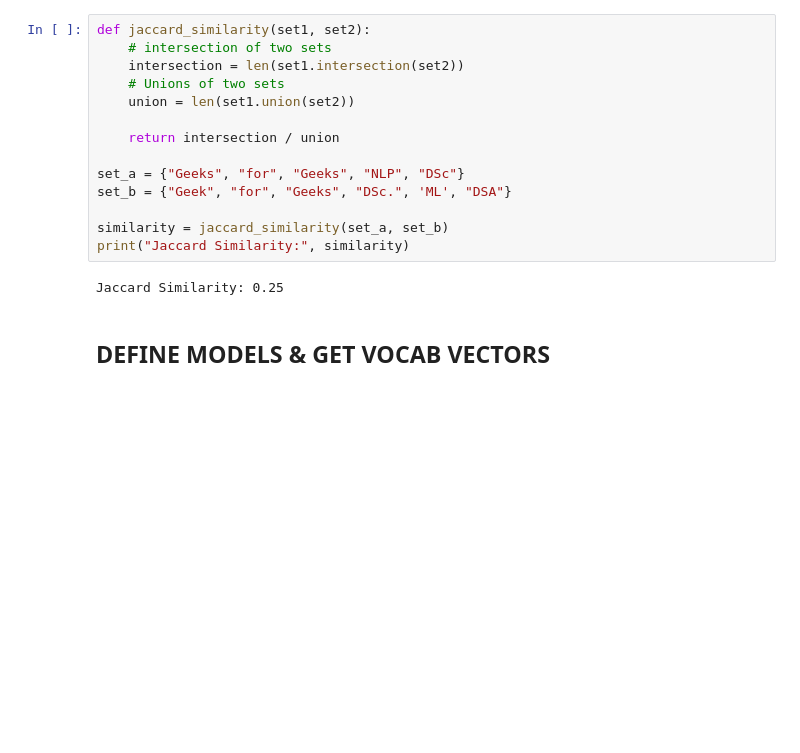
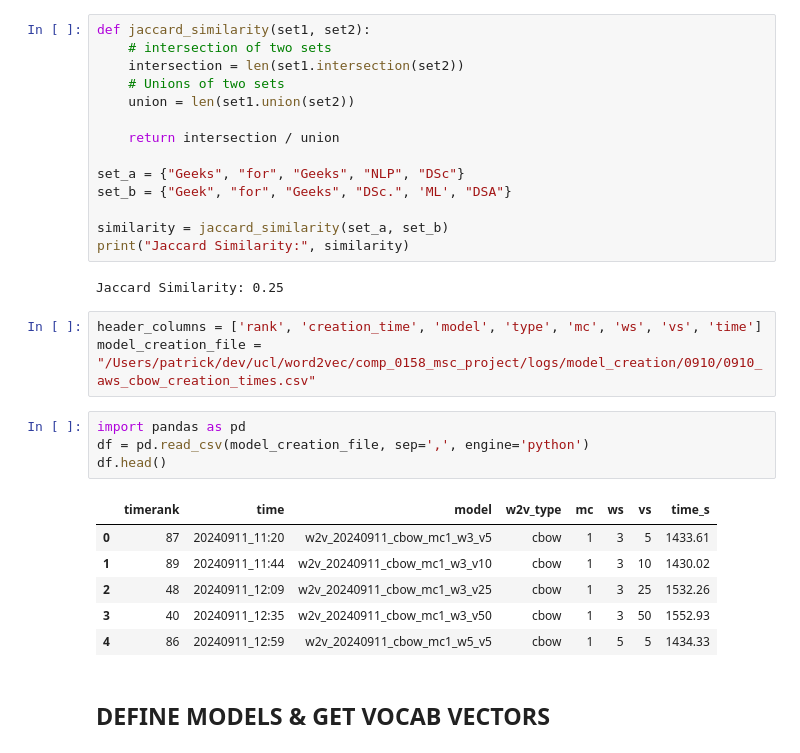
Before and after one commit to greyneuron/COMP_0158_MSC_PROJECT, a Jupyter notebook: code/clustering/w2v_cluster_helper.ipynb, the cells around one changed output. Saved outputs shown, nothing was run; the diff lists cells and outputs as text; blank space fills up the shorter version.

```diff
--- a/code/clustering/w2v_cluster_helper.ipynb
+++ b/code/clustering/w2v_cluster_helper.ipynb
@@ -518,6 +506,20 @@ similarity = jaccard_similarity(set_a, set_b)
 print("Jaccard Similarity:", similarity)
 # %% [output]
 Jaccard Similarity: 0.25
+# %%
+header_columns = ['rank', 'creation_time', 'model', 'type', 'mc', 'ws', 'vs', 'time']
+model_creation_file = "/Users/patrick/dev/ucl/word2vec/comp_0158_msc_project/logs/model_creation/0910/0910_aws_cbow_creation_times.csv"
+# %%
+import pandas as pd
+df = pd.read_csv(model_creation_file, sep=',', engine='python')
+df.head()
+# %% [output]
+|  | timerank | time | model | w2v_type | mc | ws | vs | time_s |
+| 0 | 87 | 20240911_11:20 | w2v_20240911_cbow_mc1_w3_v5 | cbow | 1 | 3 | 5 | 1433.61 |
+| 1 | 89 | 20240911_11:44 | w2v_20240911_cbow_mc1_w3_v10 | cbow | 1 | 3 | 10 | 1430.02 |
+| 2 | 48 | 20240911_12:09 | w2v_20240911_cbow_mc1_w3_v25 | cbow | 1 | 3 | 25 | 1532.26 |
+| 3 | 40 | 20240911_12:35 | w2v_20240911_cbow_mc1_w3_v50 | cbow | 1 | 3 | 50 | 1552.93 |
+| 4 | 86 | 20240911_12:59 | w2v_20240911_cbow_mc1_w5_v5 | cbow | 1 | 5 | 5 | 1434.33 |
 # %% [markdown]
 ## DEFINE MODELS & GET VOCAB VECTORS
 # %% [markdown]
```
Also changed, not shown: parts of 5 cells of this notebook, 16 other files.
